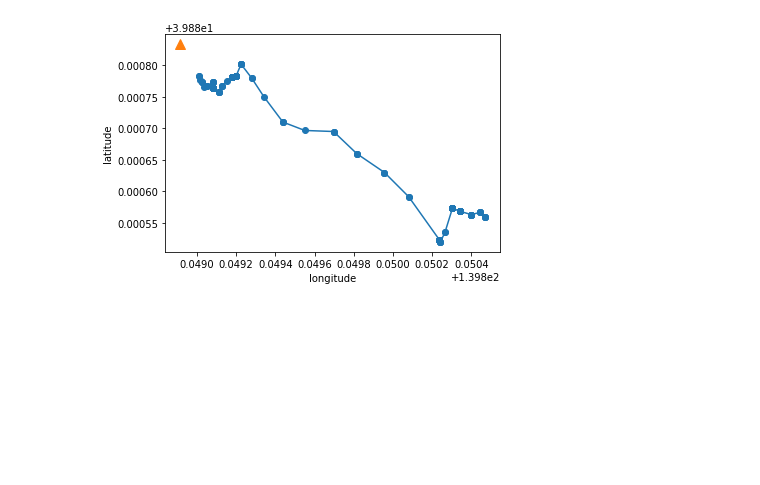
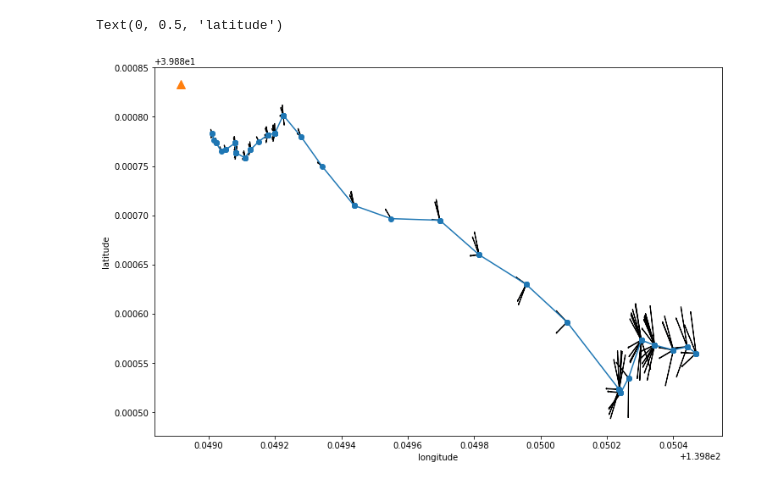
Before and after one commit to tossyy/cansat2022, a Jupyter notebook: main/gps_running.ipynb, the cells around one changed output. Drawn from its saved outputs; the diff is of its cells as text; code cells hidden in the pictures; blank space fills up the shorter version.

```diff
--- a/main/gps_running.ipynb
+++ b/main/gps_running.ipynb
@@ -1,20 +1,24 @@
 # %%
 import pandas as pd
 import matplotlib.pyplot as plt
 import numpy as np
 from math import *
 
 with open('/Users/k.sakamoto/Desktop/log/target_posision.txt', mode='r') as f:
     lines = [s.strip() for s in f.readlines()]
     target = (float(lines[0]), float(lines[1]))
 
+
 df = pd.read_csv('/Users/k.sakamoto/Desktop/log/phase6.csv')
+
+plt.figure(figsize=(12, 8))
 plt.plot(df['longitude'], df['latitude'], marker='o')
 plt.plot(target[1], target[0], marker='^', markersize=10)
 for index, row in df.iterrows():
     plt.arrow(row[2], row[1], row[4]/3000000*np.cos(row[3]), row[4]/3000000*np.sin(row[3]), width=0.0000005)
+
 plt.xlabel('longitude')
 plt.ylabel('latitude')
-plt.show()
 # %% [output]
+Text(0, 0.5, 'latitude')
-[figure, old version]
+[figure, new version]
```
Also changed, not shown: 4 other files.
